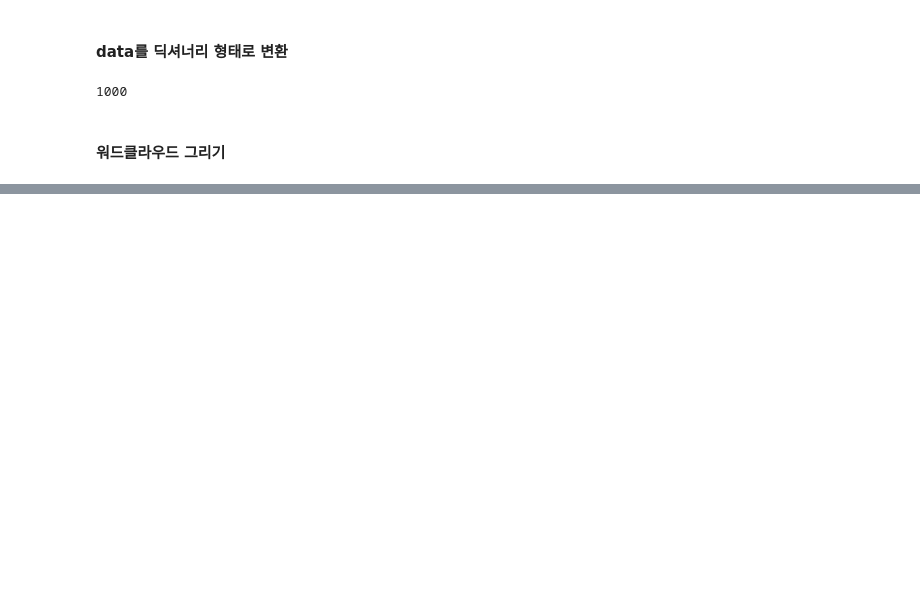
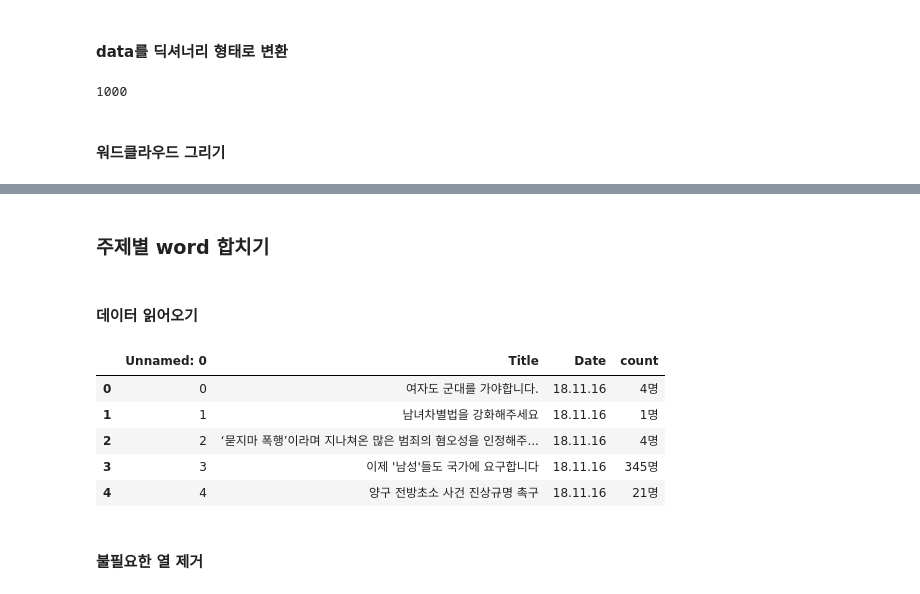
Before and after one commit to swagmh/bigdata_team5, a Jupyter notebook: 최종제출(미완).ipynb, the cells around one changed output, grey strips where cells are left out. Saved outputs shown, nothing was run; the diff lists cells and outputs as text; code cells hidden in the pictures; blank space fills up the shorter version.

```diff
--- a/최종제출(미완).ipynb
+++ b/최종제출(미완).ipynb
@@ -636,0 +628,22 @@ plt.savefig(save_img)
+# %% [markdown]
+### 주제별 word 합치기
+# %% [markdown]
+#### 데이터 읽어오기
+# %%
+president_36_1 = pd.read_csv('./TeamMission/president_36_1_(18.01.01 - 18.11.16).csv', sep=(','), encoding='utf-8')
+president_36_2 = pd.read_csv('./TeamMission/president_36_2_(18.01.01 - 18.10.17).csv', sep=(','), encoding='utf-8')
+president_37_1 = pd.read_csv('./TeamMission/president_37_1_(18.01.01 - 18.11.16).csv', sep=(','), encoding='utf-8')
+president_37_2 = pd.read_csv('TeamMission/president_37_2_(18.01.01 - 18.11.16).csv', sep=(','), encoding='utf-8')
+president_49_1 = pd.read_csv('./TeamMission/president_49_1_(18.01.01 - 18.11.16).csv', sep=(','), encoding='utf-8')
+president_49_2 = pd.read_csv('TeamMission/president_49_2_(18.01.01 - 18.11.16).csv', sep=(','), encoding='utf-8')
+# %%
+president_36_1.head()
+# %% [output]
+|  | Unnamed: 0 | Title | Date | count |
+| 0 | 0 | 여자도 군대를 가야합니다. | 18.11.16 | 4명 |
+| 1 | 1 | 남녀차별법을 강화해주세요 | 18.11.16 | 1명 |
+| 2 | 2 | ‘묻지마 폭행’이라며 지나쳐온 많은 범죄의 혐오성을 인정해주... | 18.11.16 | 4명 |
+| 3 | 3 | 이제 '남성'들도 국가에 요구합니다 | 18.11.16 | 345명 |
+| 4 | 4 | 양구 전방초소 사건 진상규명 촉구 | 18.11.16 | 21명 |
+# %% [markdown]
+#### 불필요한 열 제거
```
Also changed, not shown: parts of 53 cells of this notebook.
